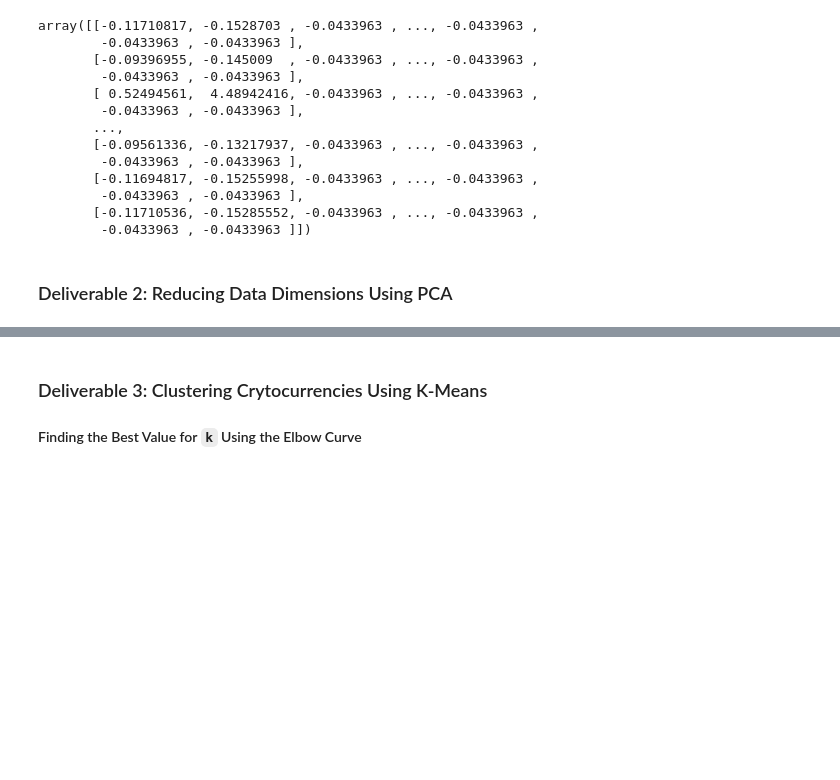
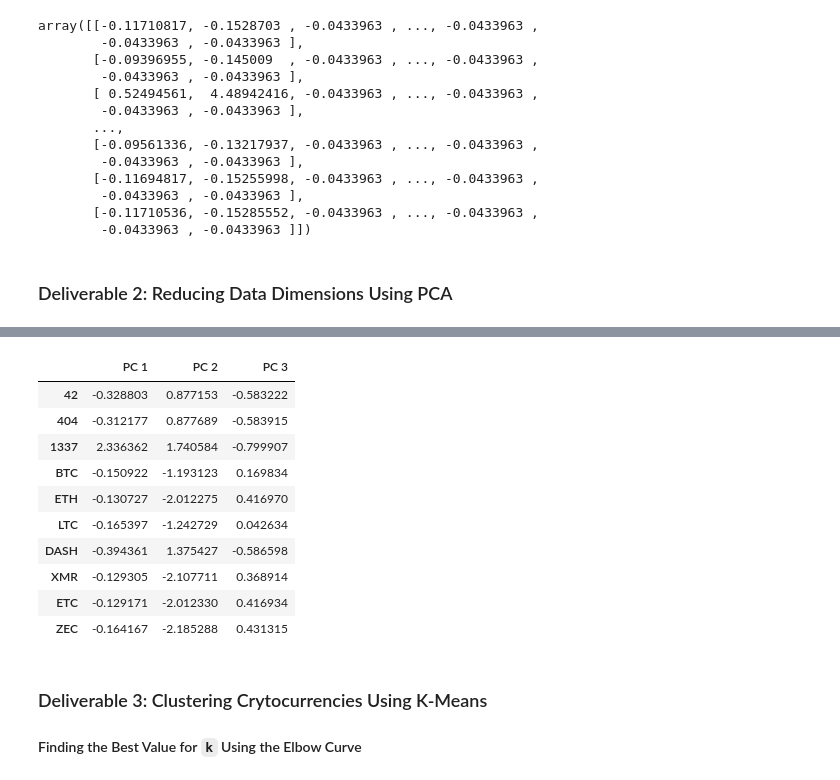
Before and after one commit to retroxsky06/Cryptocurrencies, a Jupyter notebook: crypto_clustering.ipynb, the cells around one changed output, grey strips where cells are left out. Saved outputs shown, nothing was run; the diff lists cells and outputs as text; code cells hidden in the pictures; blank space fills up the shorter version.

```diff
--- a/crypto_clustering.ipynb
+++ b/crypto_clustering.ipynb
@@ -172,4 +172,10 @@ array([[-0.11710817, -0.1528703 , -0.0433963 , ..., -0.0433963 ,
 ### Deliverable 2: Reducing Data Dimensions Using PCA
 # %%
 # Using PCA to reduce dimension to three principal components.
-# YOUR CODE HERE
+
+# Initialize PCA model
+pca = PCA(n_components=3)
+
+# Get principal components for the crypto scaled data.
+crypto_pca = pca.fit_transform(crypto_scaled)
+crypto_pca
@@ -176,6 +190,19 @@ array([[-0.11710817, -0.1528703 , -0.0433963 , ..., -0.0433963 ,
 # %%
 # Create a DataFrame with the three principal components.
-# YOUR CODE HERE
+pcs_df = pd.DataFrame(data=crypto_pca, columns=["PC 1", "PC 2", "PC 3"], index=crypto_df.index)
+pcs_df.head(10)
+# %% [output]
+|  | PC 1 | PC 2 | PC 3 |
+| 42 | -0.328803 | 0.877153 | -0.583222 |
+| 404 | -0.312177 | 0.877689 | -0.583915 |
+| 1337 | 2.336362 | 1.740584 | -0.799907 |
+| BTC | -0.150922 | -1.193123 | 0.169834 |
+| ETH | -0.130727 | -2.012275 | 0.416970 |
+| LTC | -0.165397 | -1.242729 | 0.042634 |
+| DASH | -0.394361 | 1.375427 | -0.586598 |
+| XMR | -0.129305 | -2.107711 | 0.368914 |
+| ETC | -0.129171 | -2.012330 | 0.416934 |
+| ZEC | -0.164167 | -2.185288 | 0.431315 |
 # %% [markdown]
 ### Deliverable 3: Clustering Crytocurrencies Using K-Means
 
```
Also changed, not shown: parts of 2 cells of this notebook.
